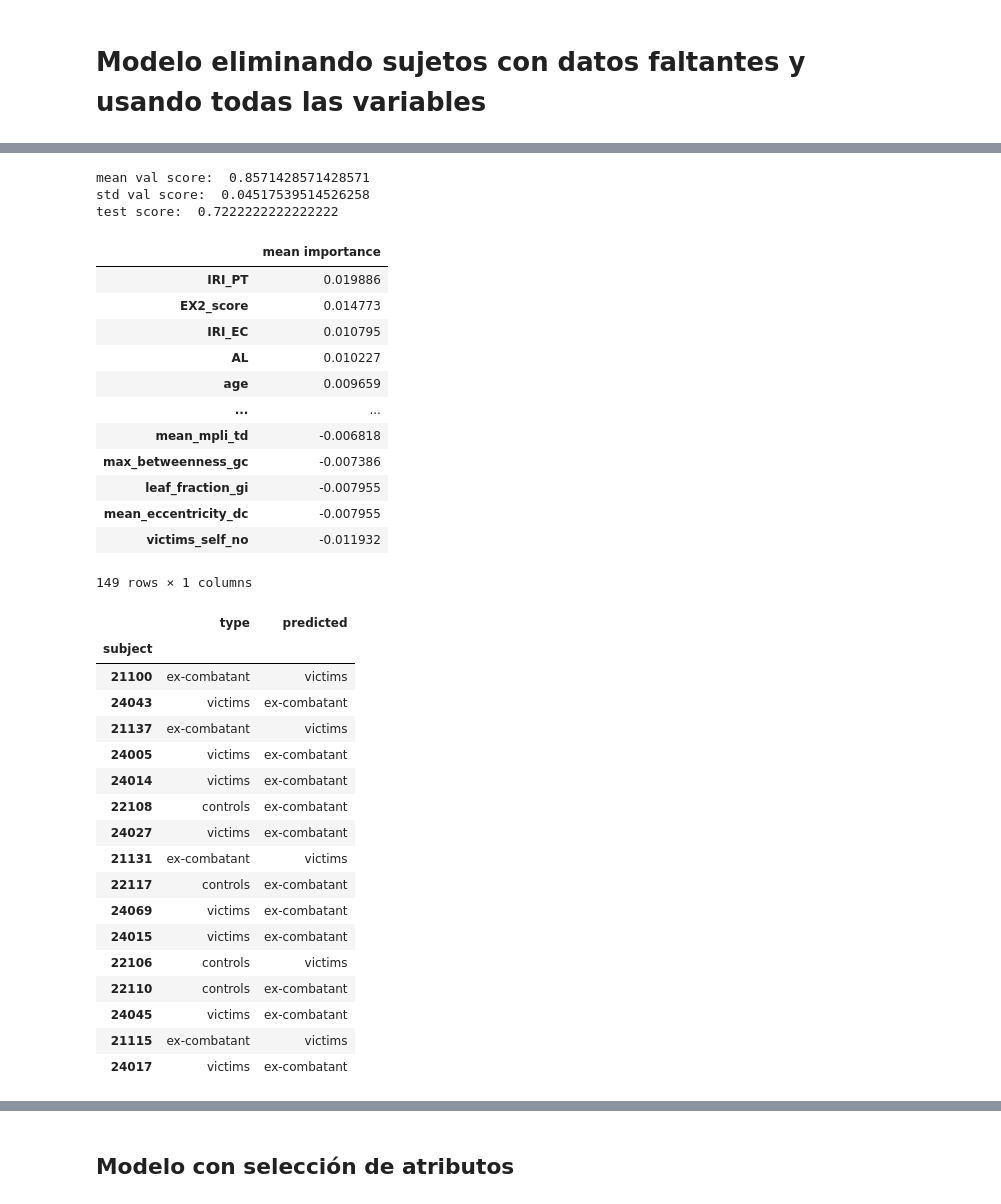
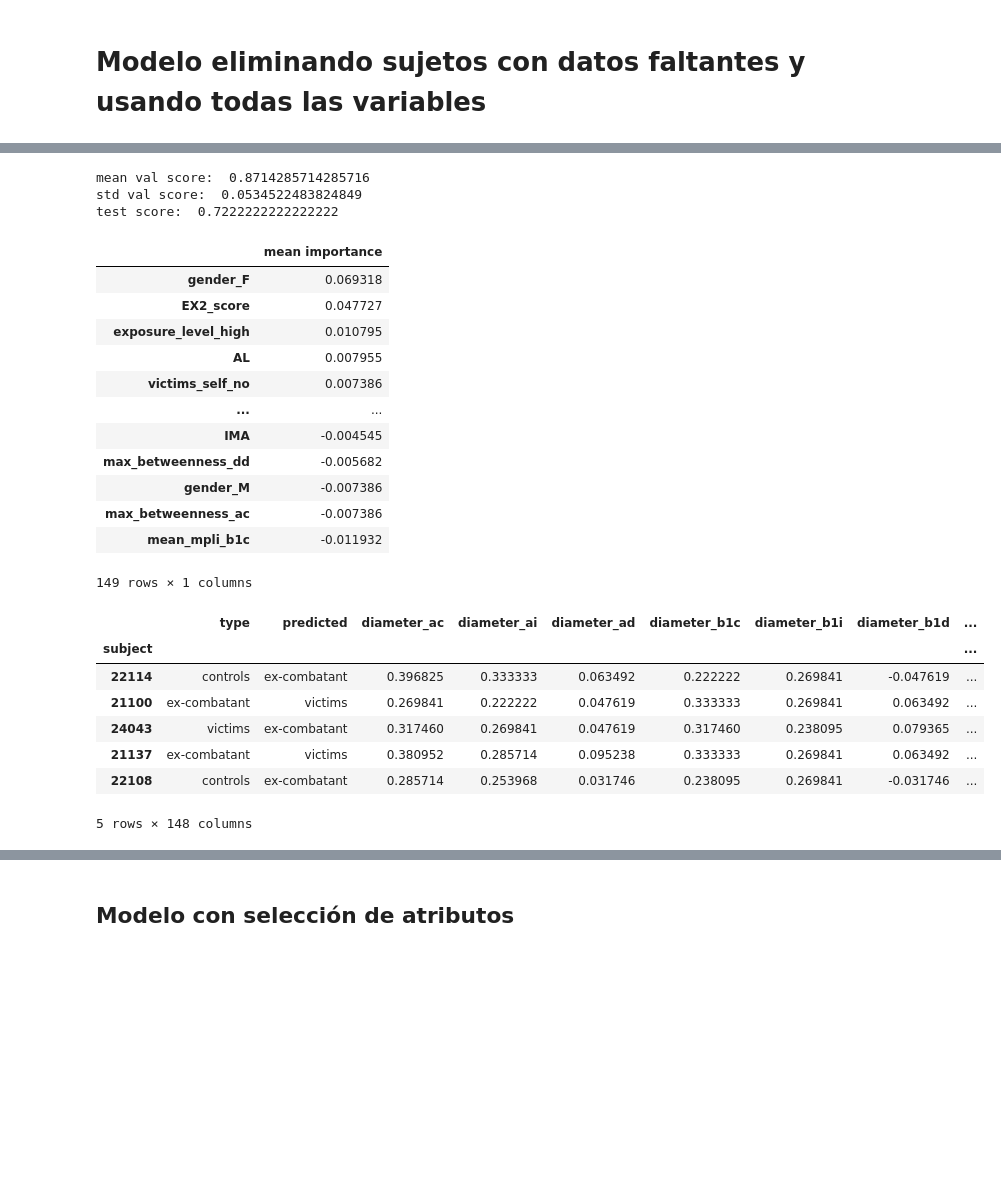
Before and after one commit to jhquiza/EEG_IAT, a Jupyter notebook: Modelos clasificación conectividad grupos de actores.ipynb, the cells around one changed output, grey strips where cells are left out. Drawn from its saved outputs; the diff is of its cells as text; code cells hidden in the pictures; blank space fills up the shorter version.

```diff
--- a/Modelos clasificación conectividad grupos de actores.ipynb
+++ b/Modelos clasificación conectividad grupos de actores.ipynb
@@ -119,11 +119,11 @@ clf_results
 # %%
 # Mejor modelo
-params= clf_results.loc['np']['best parameters']
+params= clf_results.loc['sc']['best parameters']
 y = data_all['type'].copy()
-model, model_fit = ml.mejor_modelo(params=params, X=X, y=y, pre_pipe='np')
+model, model_fit = ml.mejor_modelo(params=params, X=X, y=y, pre_pipe='sc')
 # %% [output]
-mean val score:  0.8571428571428571
-std val score:  0.04517539514526258
+mean val score:  0.8714285714285716
+std val score:  0.0534522483824849
 test score:  0.7222222222222222
 # %%
 # Análisis de relevancia
@@ -133,16 +133,16 @@ importancia_atributos = pd.DataFrame(data=[r.importances_mean], columns=X.column
 importancia_atributos.sort_values(by='mean importance', ascending=False)
 # %% [output]
 |  | mean importance |
-| IRI_PT | 0.019886 |
-| EX2_score | 0.014773 |
-| IRI_EC | 0.010795 |
-| AL | 0.010227 |
-| age | 0.009659 |
+| gender_F | 0.069318 |
+| EX2_score | 0.047727 |
+| exposure_level_high | 0.010795 |
+| AL | 0.007955 |
+| victims_self_no | 0.007386 |
 | ... | ... |
-| mean_mpli_td | -0.006818 |
-| max_betweenness_gc | -0.007386 |
-| leaf_fraction_gi | -0.007955 |
-| mean_eccentricity_dc | -0.007955 |
-| victims_self_no | -0.011932 |
+| IMA | -0.004545 |
+| max_betweenness_dd | -0.005682 |
+| gender_M | -0.007386 |
+| max_betweenness_ac | -0.007386 |
+| mean_mpli_b1c | -0.011932 |
 149 rows × 1 columns
 # %%
@@ -150,25 +150,15 @@ importancia_atributos.to_csv('importancia atributos clasificación dataset compl
 # %%
 df_errados = ml.errores(model=model, label='type', X_train=X_train, y_train=y_train, X_test=X_test, y_test=y_test)
 datos_errados = pd.merge(df_errados, data_all, how='inner', left_index=True, right_index=True)
 datos_errados.rename(columns={'type_x':'type'}, inplace=True)
 datos_errados = datos_errados.drop(['type_y'], axis=1)
-datos_errados.head()
+datos_errados
 # %% [output]
-|  | type | predicted |
-| subject |  |  |
-| 21100 | ex-combatant | victims |
-| 24043 | victims | ex-combatant |
-| 21137 | ex-combatant | victims |
-| 24005 | victims | ex-combatant |
-| 24014 | victims | ex-combatant |
-| 22108 | controls | ex-combatant |
-| 24027 | victims | ex-combatant |
-| 21131 | ex-combatant | victims |
-| 22117 | controls | ex-combatant |
-| 24069 | victims | ex-combatant |
-| 24015 | victims | ex-combatant |
-| 22106 | controls | victims |
-| 22110 | controls | ex-combatant |
-| 24045 | victims | ex-combatant |
-| 21115 | ex-combatant | victims |
-| 24017 | victims | ex-combatant |
+|  | type | predicted | diameter_ac | diameter_ai | diameter_ad | diameter_b1c | diameter_b1i | diameter_b1d | ... |
+| subject |  |  |  |  |  |  |  |  | ... |
+| 22114 | controls | ex-combatant | 0.396825 | 0.333333 | 0.063492 | 0.222222 | 0.269841 | -0.047619 | ... |
+| 21100 | ex-combatant | victims | 0.269841 | 0.222222 | 0.047619 | 0.333333 | 0.269841 | 0.063492 | ... |
+| 24043 | victims | ex-combatant | 0.317460 | 0.269841 | 0.047619 | 0.317460 | 0.238095 | 0.079365 | ... |
+| 21137 | ex-combatant | victims | 0.380952 | 0.285714 | 0.095238 | 0.333333 | 0.269841 | 0.063492 | ... |
+| 22108 | controls | ex-combatant | 0.285714 | 0.253968 | 0.031746 | 0.238095 | 0.269841 | -0.031746 | ... |
+5 rows × 148 columns
```
Also changed, not shown: parts of 13 cells of this notebook, 1 other file.
